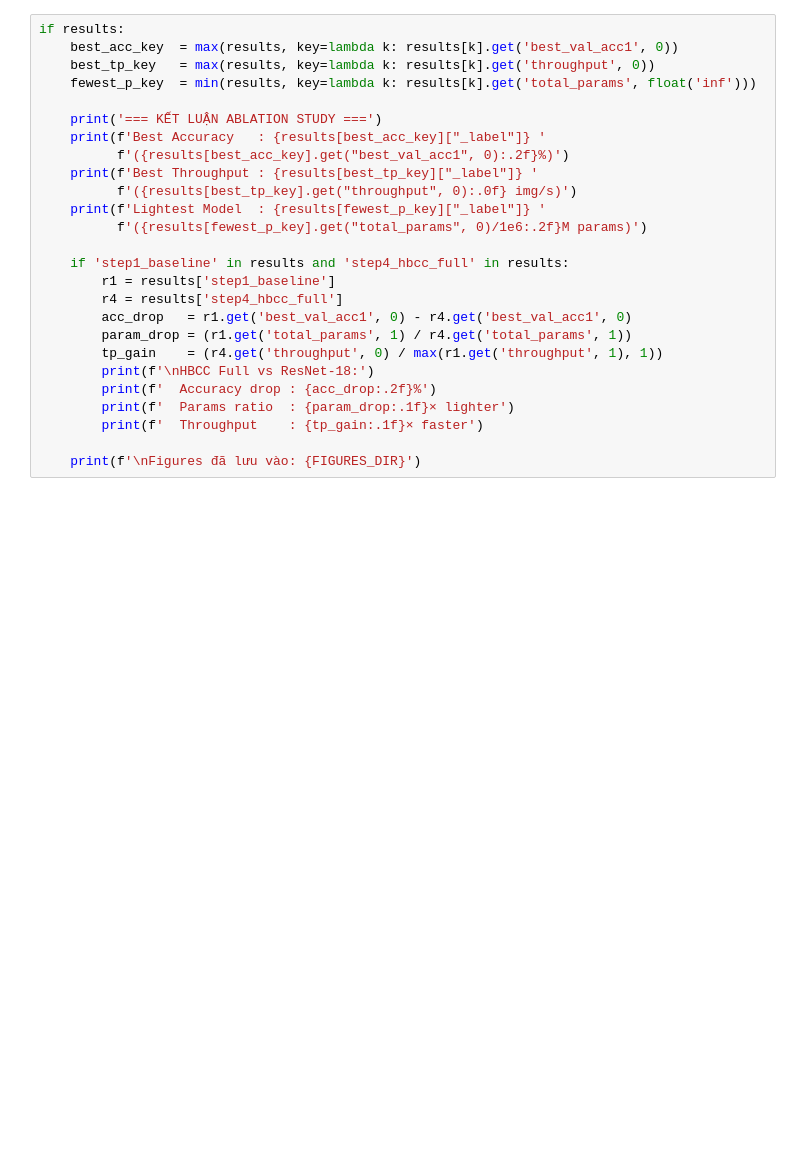
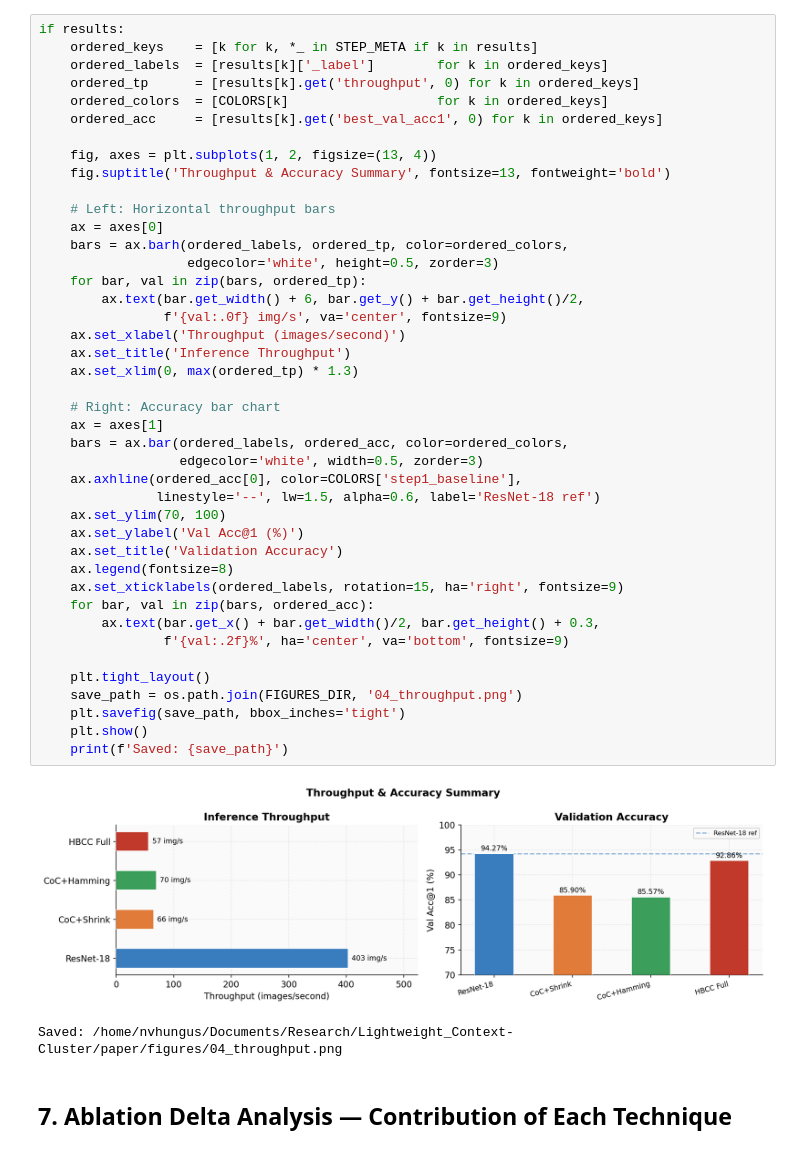
Before and after one commit to nvhungus/Lightweight_Context-Cluster, a Jupyter notebook: notebooks/04_ablation_results.ipynb, the cells around one changed output. Saved outputs shown, nothing was run; the diff lists cells and outputs as text; blank space fills up the shorter version.

```diff
--- a/notebooks/04_ablation_results.ipynb
+++ b/notebooks/04_ablation_results.ipynb
@@ -231,26 +340,47 @@ else:
-# %%
-if results:
-    best_acc_key  = max(results, key=lambda k: results[k].get('best_val_acc1', 0))
-    best_tp_key   = max(results, key=lambda k: results[k].get('throughput', 0))
-    fewest_p_key  = min(results, key=lambda k: results[k].get('total_params', float('inf')))
-
-    print('=== KẾT LUẬN ABLATION STUDY ===')
-    print(f'Best Accuracy   : {results[best_acc_key]["_label"]} '
-          f'({results[best_acc_key].get("best_val_acc1", 0):.2f}%)')
-    print(f'Best Throughput : {results[best_tp_key]["_label"]} '
-          f'({results[best_tp_key].get("throughput", 0):.0f} img/s)')
-    print(f'Lightest Model  : {results[fewest_p_key]["_label"]} '
-          f'({results[fewest_p_key].get("total_params", 0)/1e6:.2f}M params)')
-
-    if 'step1_baseline' in results and 'step4_hbcc_full' in results:
-        r1 = results['step1_baseline']
-        r4 = results['step4_hbcc_full']
-        acc_drop   = r1.get('best_val_acc1', 0) - r4.get('best_val_acc1', 0)
-        param_drop = (r1.get('total_params', 1) / r4.get('total_params', 1))
-        tp_gain    = (r4.get('throughput', 0) / max(r1.get('throughput', 1), 1))
-        print(f'\nHBCC Full vs ResNet-18:')
-        print(f'  Accuracy drop : {acc_drop:.2f}%')
-        print(f'  Params ratio  : {param_drop:.1f}× lighter')
-        print(f'  Throughput    : {tp_gain:.1f}× faster')
-
-    print(f'\nFigures đã lưu vào: {FIGURES_DIR}')
+# %%
+if results:
+    ordered_keys    = [k for k, *_ in STEP_META if k in results]
+    ordered_labels  = [results[k]['_label']        for k in ordered_keys]
+    ordered_tp      = [results[k].get('throughput', 0) for k in ordered_keys]
+    ordered_colors  = [COLORS[k]                   for k in ordered_keys]
+    ordered_acc     = [results[k].get('best_val_acc1', 0) for k in ordered_keys]
+
+    fig, axes = plt.subplots(1, 2, figsize=(13, 4))
+    fig.suptitle('Throughput & Accuracy Summary', fontsize=13, fontweight='bold')
+
+    # Left: Horizontal throughput bars
+    ax = axes[0]
+    bars = ax.barh(ordered_labels, ordered_tp, color=ordered_colors,
+                   edgecolor='white', height=0.5, zorder=3)
+    for bar, val in zip(bars, ordered_tp):
+        ax.text(bar.get_width() + 6, bar.get_y() + bar.get_height()/2,
+                f'{val:.0f} img/s', va='center', fontsize=9)
+    ax.set_xlabel('Throughput (images/second)')
+    ax.set_title('Inference Throughput')
+    ax.set_xlim(0, max(ordered_tp) * 1.3)
+
+    # Right: Accuracy bar chart
+    ax = axes[1]
+    bars = ax.bar(ordered_labels, ordered_acc, color=ordered_colors,
+                  edgecolor='white', width=0.5, zorder=3)
+    ax.axhline(ordered_acc[0], color=COLORS['step1_baseline'],
+               linestyle='--', lw=1.5, alpha=0.6, label='ResNet-18 ref')
+    ax.set_ylim(70, 100)
+    ax.set_ylabel('Val Acc@1 (%)')
+    ax.set_title('Validation Accuracy')
+    ax.legend(fontsize=8)
+    ax.set_xticklabels(ordered_labels, rotation=15, ha='right', fontsize=9)
+    for bar, val in zip(bars, ordered_acc):
+        ax.text(bar.get_x() + bar.get_width()/2, bar.get_height() + 0.3,
+                f'{val:.2f}%', ha='center', va='bottom', fontsize=9)
+
+    plt.tight_layout()
+    save_path = os.path.join(FIGURES_DIR, '04_throughput.png')
+    plt.savefig(save_path, bbox_inches='tight')
+    plt.show()
+    print(f'Saved: {save_path}')
+# %% [output]
+[figure, added]
+Saved: /home/nvhungus/Documents/Research/Lightweight_Context-Cluster/paper/figures/04_throughput.png
+# %% [markdown]
+## 7. Ablation Delta Analysis — Contribution of Each Technique
```
Also changed, not shown: parts of 24 cells of this notebook, 12 other files.
